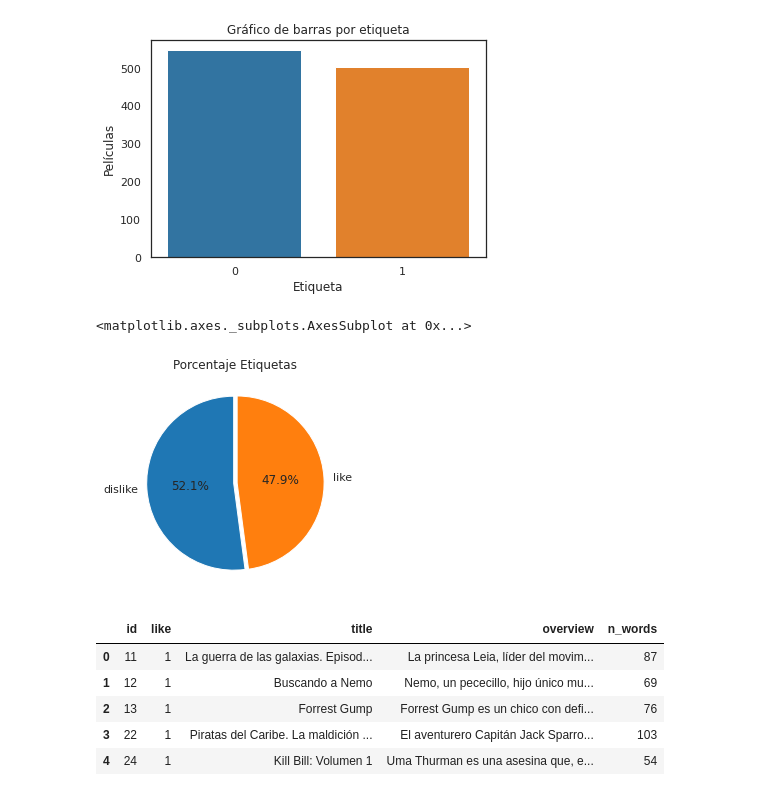
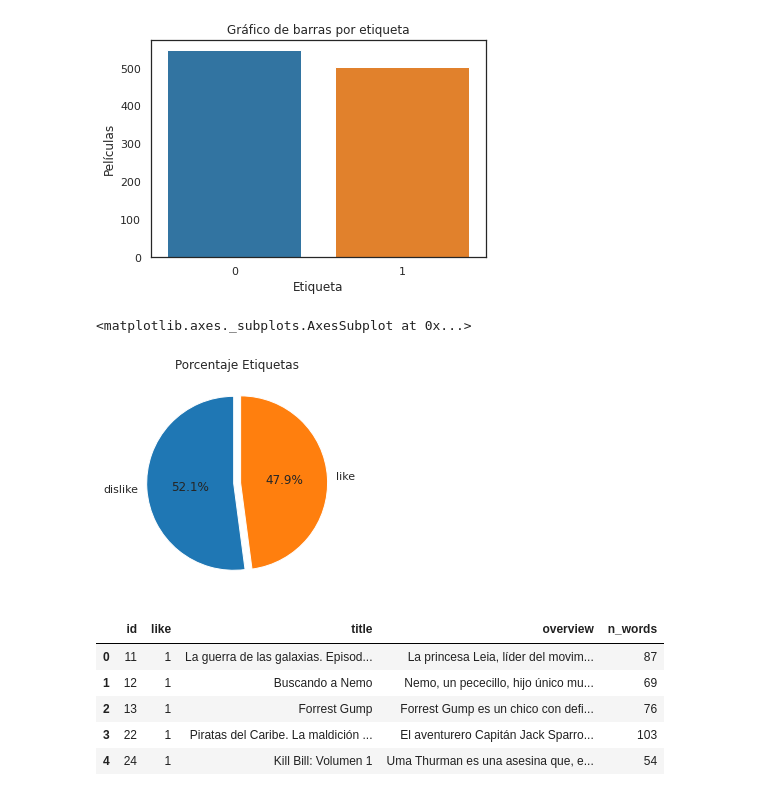
Before and after one commit to Jaimemorillo/ShouldIwatchThisMovie, a Jupyter notebook: memoria_data_antes.ipynb, the cells around one changed output. Saved outputs shown, nothing was run; the diff lists cells and outputs as text; code cells hidden in the pictures.

```diff
--- a/memoria_data_antes.ipynb
+++ b/memoria_data_antes.ipynb
@@ -94,12 +94,12 @@ Text(0, 0.5, 'Películas')
 [figure]
 # %%
 data.like.value_counts().plot(kind='pie', autopct="%.1f%%",
-                              pctdistance=0.5, explode=[0.02]*2,
+                              pctdistance=0.5, explode=[0.04]*2,
                               labels=['dislike', 'like'],
                               title='Porcentaje Etiquetas', startangle=90, ylabel='')
 # %% [output]
 <matplotlib.axes._subplots.AxesSubplot at 0x...>
-[figure, old version]
+[figure, new version]
 # %%
 data.head(5)
 # %% [output]
```
Also changed, not shown: parts of 3 cells of this notebook.
